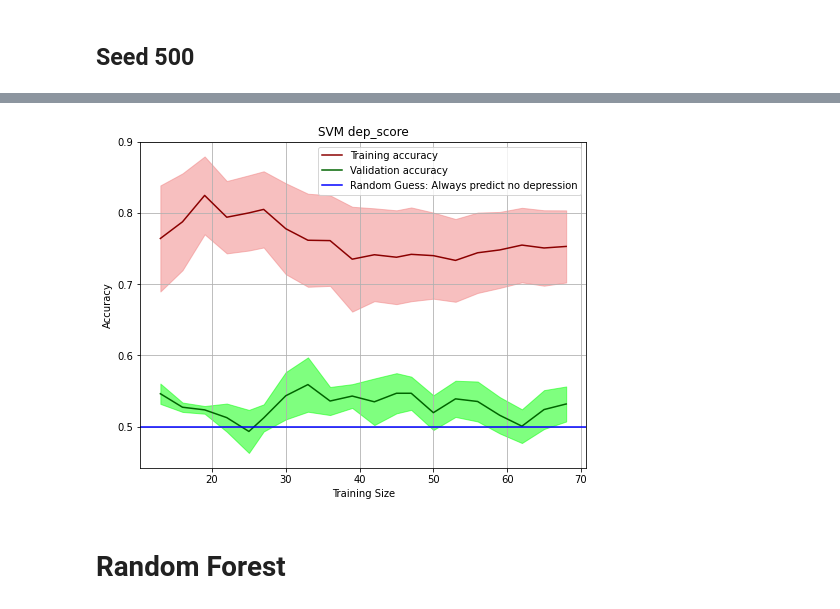
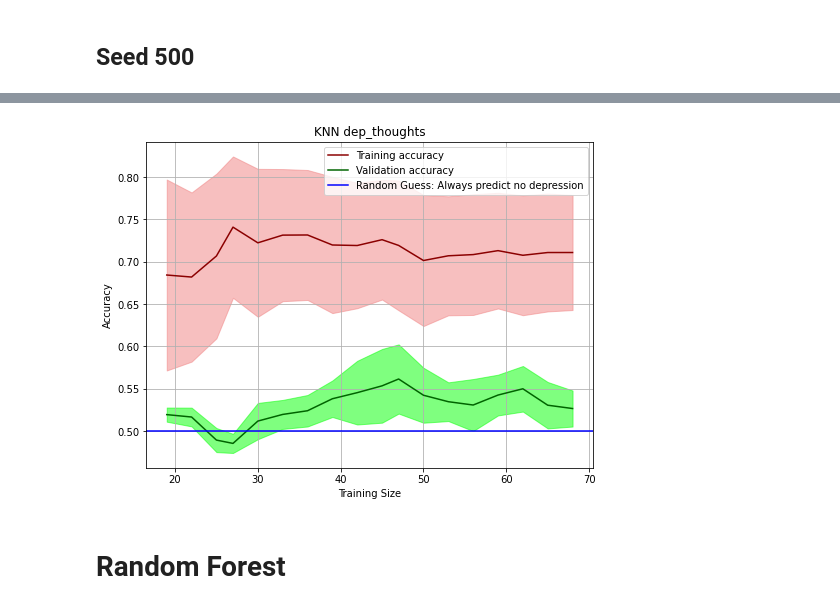
Before and after one commit to tomstark99/COMS30050, a Jupyter notebook: coursework/binary_classification/search_dep_thoughts.ipynb, the cells around one changed output, grey strips where cells are left out. Saved outputs shown, nothing was run; the diff lists cells and outputs as text; code cells hidden in the pictures.

```diff
--- a/coursework/binary_classification/search_dep_thoughts.ipynb
+++ b/coursework/binary_classification/search_dep_thoughts.ipynb
@@ -1037,5 +1037,5 @@ weighted avg       0.87      0.85      0.86       377
 # %%
-plot_model = KNeighborsClassifier(algorithm='ball_tree', leaf_size=12, weights='distance')
+plot_model = KNeighborsClassifier(algorithm='ball_tree', leaf_size=12, weights='distance', n_neighbors=18)
 
 train_sizes_seed500, train_scores_seed500, val_scores_seed500 = learning_curve(plot_model,
                                                                 X_train,
@@ -2145,7 +2145,7 @@ weighted avg       0.48      0.50      0.49        38
 
 
 # 여기만 바꾸면 된다.
-plot_model = KNeighborsClassifier(algorithm='auto', leaf_size=45, weights='distance')
+plot_model = KNeighborsClassifier(algorithm='auto', leaf_size=45, weights='distance', n_neighbors=18)
 
 
 train_sizes_seed100, train_scores_seed100, val_scores_seed100 = learning_curve(plot_model,
@@ -2238,5 +2238,5 @@ weighted avg       0.55      0.55      0.52        38
 # %%
-plot_model = KNeighborsClassifier(algorithm='auto', leaf_size=2, weights='uniform')
+plot_model = KNeighborsClassifier(algorithm='auto', leaf_size=2, weights='uniform', n_neighbors=18)
 
 train_sizes_seed1234, train_scores_seed1234, val_scores_seed1234 = learning_curve(plot_model,
                                                                 X_train,
@@ -2328,5 +2328,5 @@ weighted avg       0.50      0.50      0.48        38
 # %%
-plot_model = KNeighborsClassifier(algorithm='auto', leaf_size=45, weights='uniform')
+plot_model = KNeighborsClassifier(algorithm='auto', leaf_size=45, weights='uniform', n_neighbors=18)
 
 train_sizes_seed500, train_scores_seed500, val_scores_seed500 = learning_curve(plot_model,
                                                                 X_train,
@@ -2374,20 +2374,20 @@ for i in range(len(train_sizes_seed100)):
 # %%
 fig, ax = plt.subplots(figsize=(8, 6))
 
 ax.plot(train_sizes_seed100, acc_avg, c='darkred', label='Training accuracy')
 ax.fill_between(train_sizes_seed100, np.subtract(acc_avg, acc_se), np.add(acc_avg, acc_se), color='lightcoral', alpha=0.5)
 
 ax.plot(train_sizes_seed100, val_avg, c='darkgreen', label='Validation accuracy')
 ax.fill_between(train_sizes_seed100, np.subtract(val_avg, val_se), np.add(val_avg, val_se), color='lime', alpha=0.5)
 
 ax.set_xlabel('Training Size')
 ax.set_ylabel('Accuracy')
-ax.set_title('SVM dep_score')
+ax.set_title('KNN dep_thoughts')
 ax.axhline(y=0.5, color='blue', linestyle='-', label='Random Guess: Always predict no depression')
 ax.legend()
 ax.grid()
 # %% [output]
-[figure, old version]
+[figure, new version]
 # %% [markdown]
 # Random Forest
 # %% [markdown]
```
Also changed, not shown: parts of 42 cells of this notebook, 2 other files.
